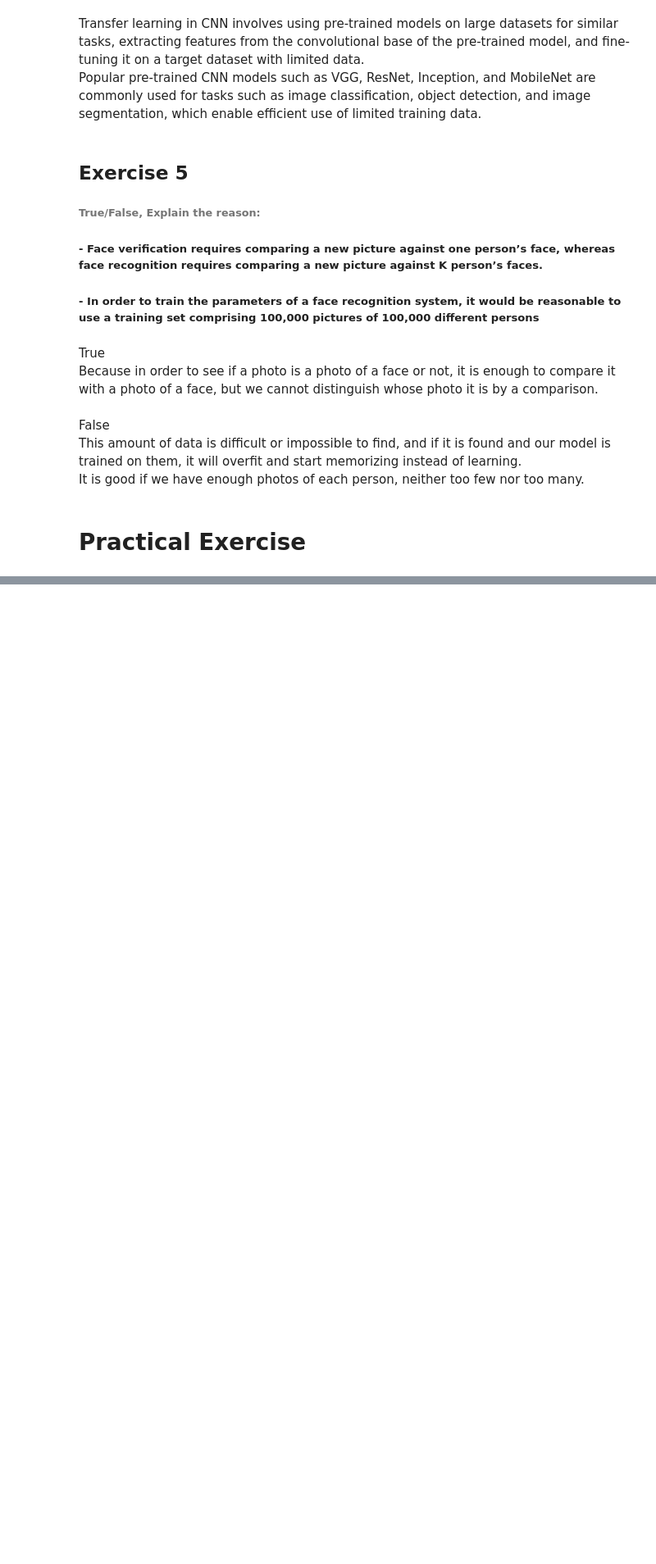
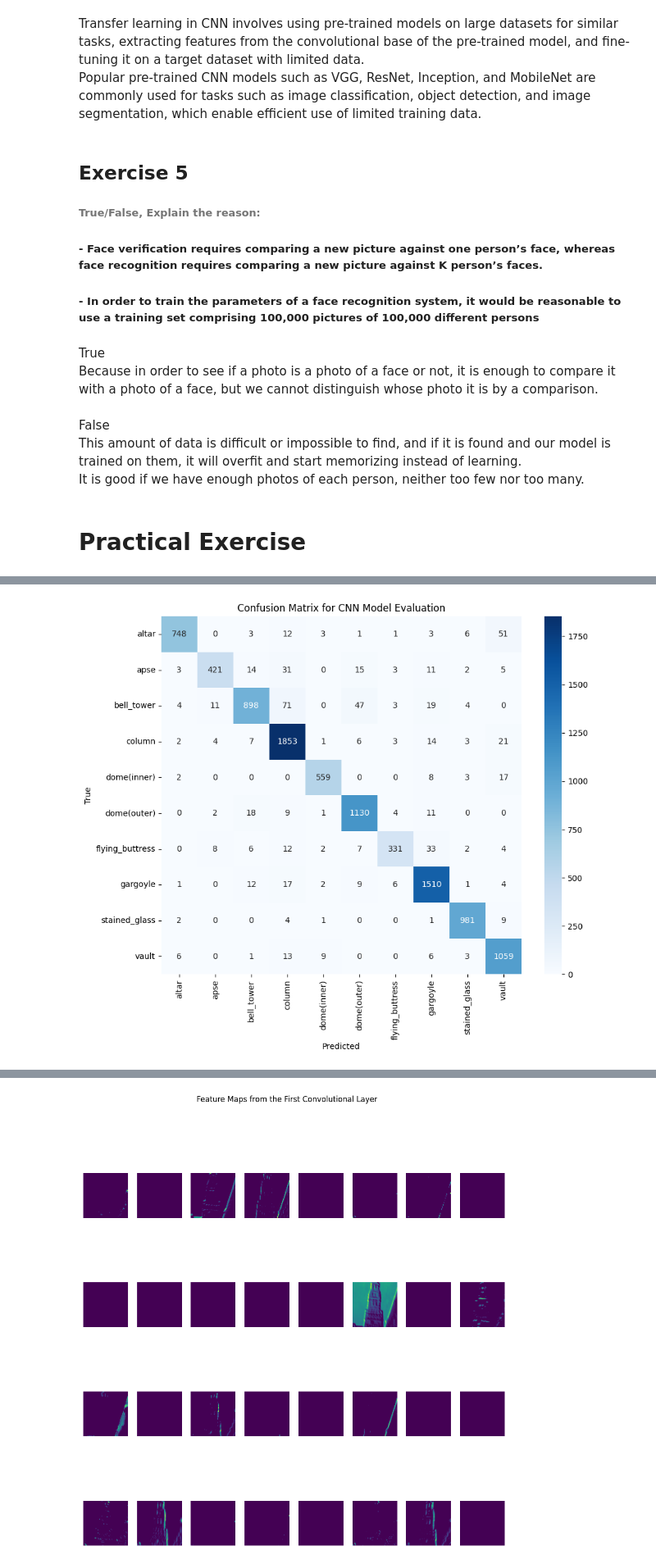
Before and after one commit to Mah-En/CNN-Model-for-Architectural-Heritage-Elements-Classification, a Jupyter notebook: Homework3.ipynb, the cells around one changed output, grey strips where cells are left out. Shown at 82% size. Drawn from its saved outputs; the diff is of its cells as text; code cells hidden in the pictures; blank space fills up the shorter version.

```diff
--- a/Homework3.ipynb
+++ b/Homework3.ipynb
@@ -261,0 +266,36 @@ IndexError: too many indices for array: array is 2-dimensional, but 4 were index
+# %%
+from sklearn.metrics import confusion_matrix
+import seaborn as sns
+
+y_pred = model.predict(x_test)
+y_true = np.argmax(y_test, axis=1)
+
+cm = confusion_matrix(y_true, np.argmax(y_pred, axis=1))
+
+plt.figure(figsize=(10, 8))
+sns.heatmap(cm, annot=True, fmt='d', cmap='Blues', xticklabels=label_encoder.classes_, yticklabels=label_encoder.classes_)
+plt.title('Confusion Matrix for CNN Model Evaluation')
+plt.xlabel('Predicted')
+plt.ylabel('True')
+plt.savefig('confusion_matrix.png')
+plt.show()
+
+activation_model = tf.keras.models.Model(inputs=model.input, outputs=model.layers[1].output)
+
+sample_image = np.expand_dims(x_test[0], axis=0)
+
+feature_maps = activation_model.predict(sample_image)
+
+num_filters = feature_maps.shape[-1]
+size = feature_maps.shape[1]
+
+plt.figure(figsize=(12, 12))
+for i in range(num_filters):
+    plt.subplot(num_filters // 8, 8, i + 1)
+    plt.imshow(feature_maps[0, :, :, i], cmap='viridis')
+    plt.axis('off')
+
+plt.suptitle('Feature Maps from the First Convolutional Layer')
+plt.savefig('feature_maps_layer1.png')
+plt.show()
+# %% [output]
@@ -261,0 +303 @@ IndexError: too many indices for array: array is 2-dimensional, but 4 were index
+[figure, added]
@@ -261,0 +305 @@ IndexError: too many indices for array: array is 2-dimensional, but 4 were index
+[figure, added]
```
Also changed, not shown: parts of 6 cells of this notebook, 10 other files.
